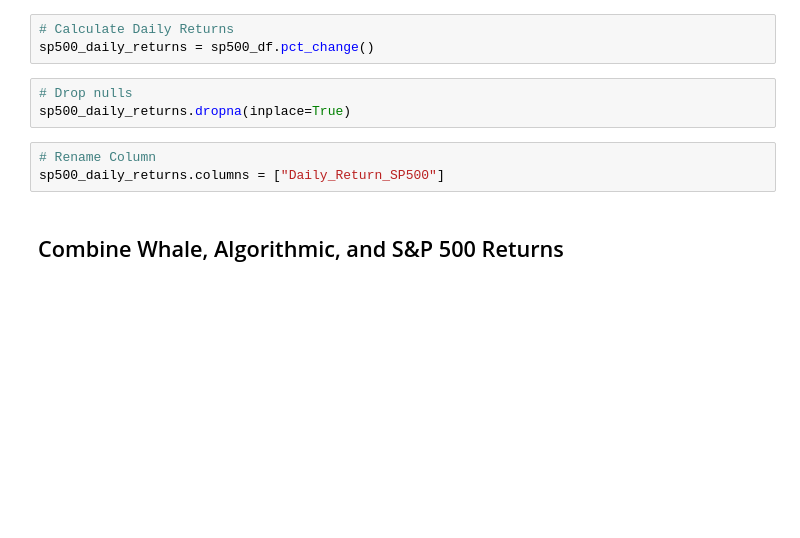
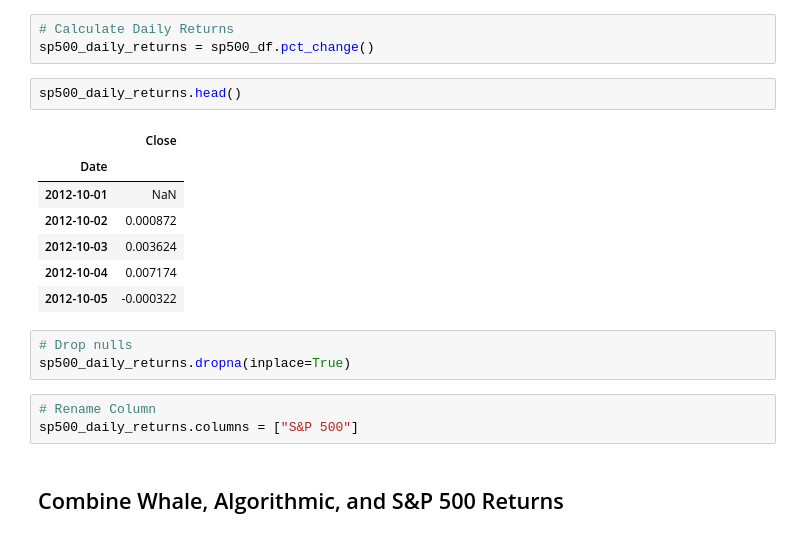
Before and after one commit to boranova/A-Whale-Off-the-Port-folio, a Jupyter notebook: whale_analysis.ipynb, the cells around one changed output. Drawn from its saved outputs; the diff is of its cells as text; blank space fills up the shorter version.

```diff
--- a/whale_analysis.ipynb
+++ b/whale_analysis.ipynb
@@ -123,12 +141,22 @@ dtype: object
 # %%
 # Calculate Daily Returns
 sp500_daily_returns = sp500_df.pct_change()
+# %%
+sp500_daily_returns.head()
+# %% [output]
+|  | Close |
+| Date |  |
+| 2012-10-01 | NaN |
+| 2012-10-02 | 0.000872 |
+| 2012-10-03 | 0.003624 |
+| 2012-10-04 | 0.007174 |
+| 2012-10-05 | -0.000322 |
 # %%
 # Drop nulls
 sp500_daily_returns.dropna(inplace=True)
 # %%
 # Rename Column
-sp500_daily_returns.columns = ["Daily_Return_SP500"]
+sp500_daily_returns.columns = ["S&P 500"]
 # %% [markdown]
 ## Combine Whale, Algorithmic, and S&P 500 Returns
 # %%
```
Also changed, not shown: parts of 41 cells of this notebook.
